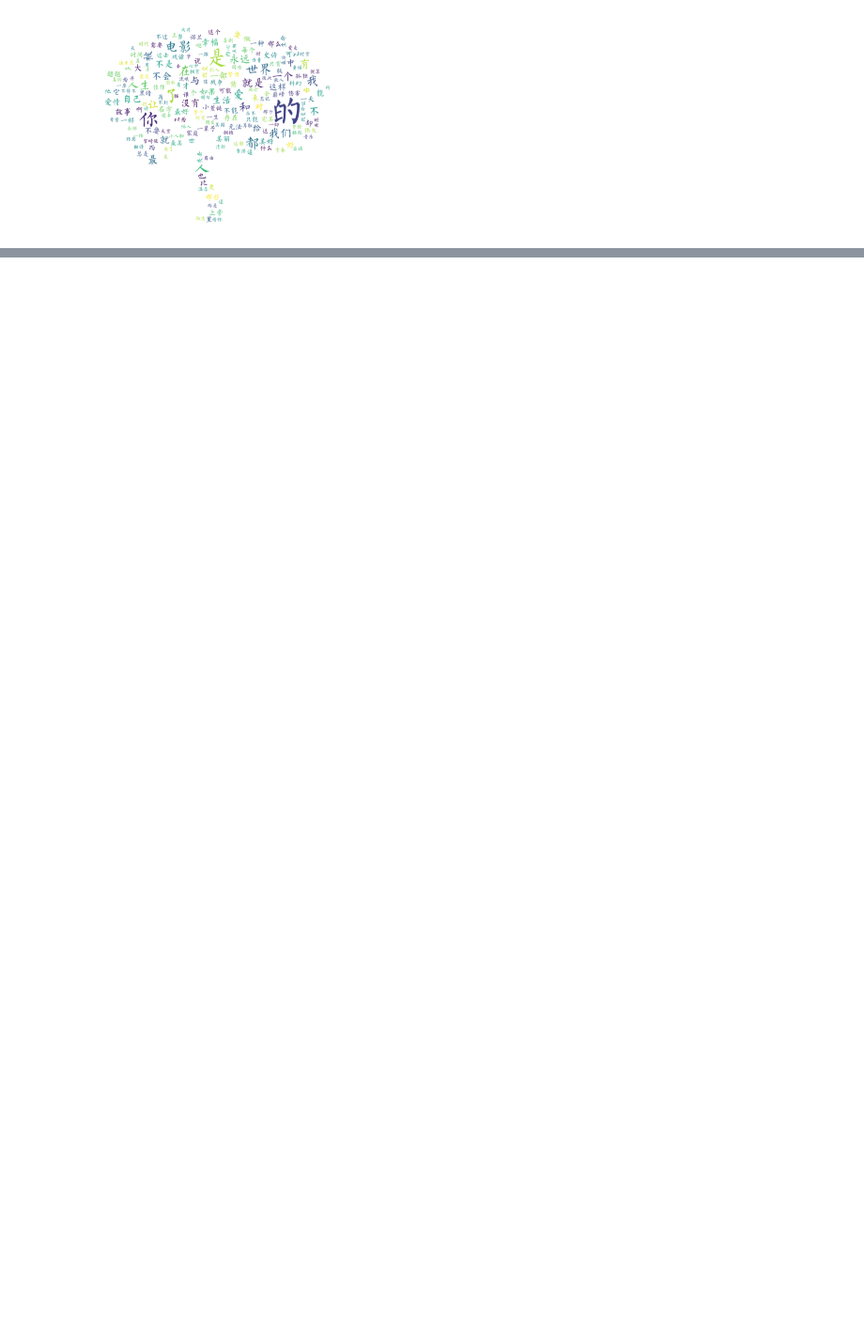
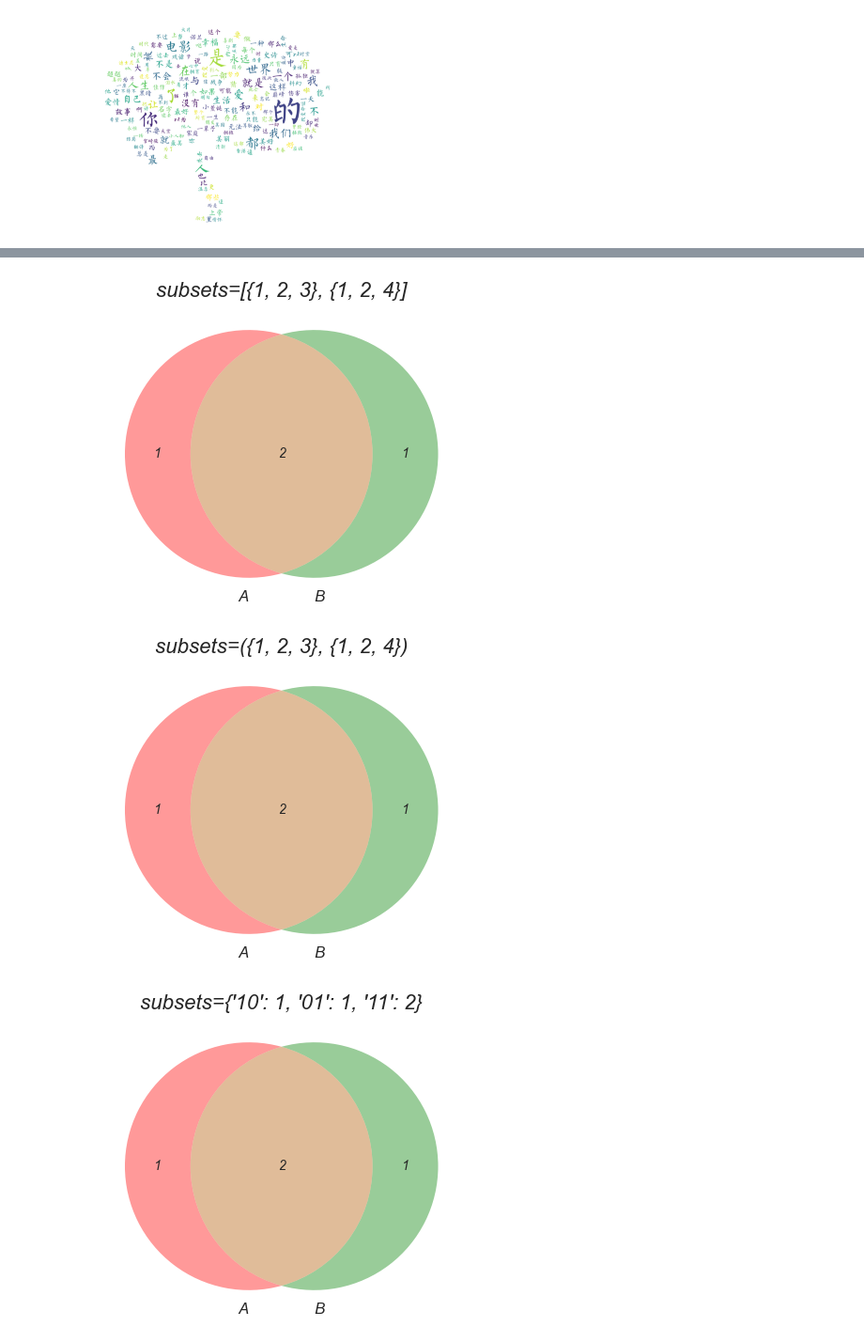
Before and after one commit to KanuLiko/2021, a Jupyter notebook: Python/2021_1_17.ipynb, the cells around one changed output, grey strips where cells are left out. Shown at 94% size. Saved outputs shown, nothing was run; the diff lists cells and outputs as text; code cells hidden in the pictures; blank space fills up the shorter version.

```diff
--- a/Python/2021_1_17.ipynb
+++ b/Python/2021_1_17.ipynb
@@ -39,0 +51,24 @@ plt.show()
+# %%
+#导入依赖packages
+import matplotlib.pyplot as plt
+from matplotlib_venn import venn2,venn2_circles#记得安装matplotlib_venn(pip install matplotlib_venn 或者conda install matplotlib_venn)
+
+
+# subsets参数
+#绘图数据的格式，以下5种方式均可以，注意异同
+subset = [[{1,2,3},{1,2,4}],#列表list(集合1，集合2)
+          ({1,2,3},{1,2,4}),#元组tuple(集合1，集合2)
+          {'10': 1, '01': 1, '11': 2},#字典dict(A独有，B独有，AB共有)
+          (3, 3, 2),####元组tuple（A有，B有，AB共有），注意和其它几种方式的异同点
+          [3,3,2]#列表list（A有，B有，AB共有）
+         ]
+for i in subset:
+    my_dpi=100
+    plt.figure(figsize=(500/my_dpi, 500/my_dpi), dpi=my_dpi)
+    g=venn2(subsets=i)#默认数据绘制venn图，只需传入绘图数据
+    plt.title('subsets=%s'%str(i))
+    plt.show()
+# %% [output]
+[figure, added]
+[figure, added]
+[figure, added]
```
Also changed, not shown: parts of 11 cells of this notebook, 5 other files.
